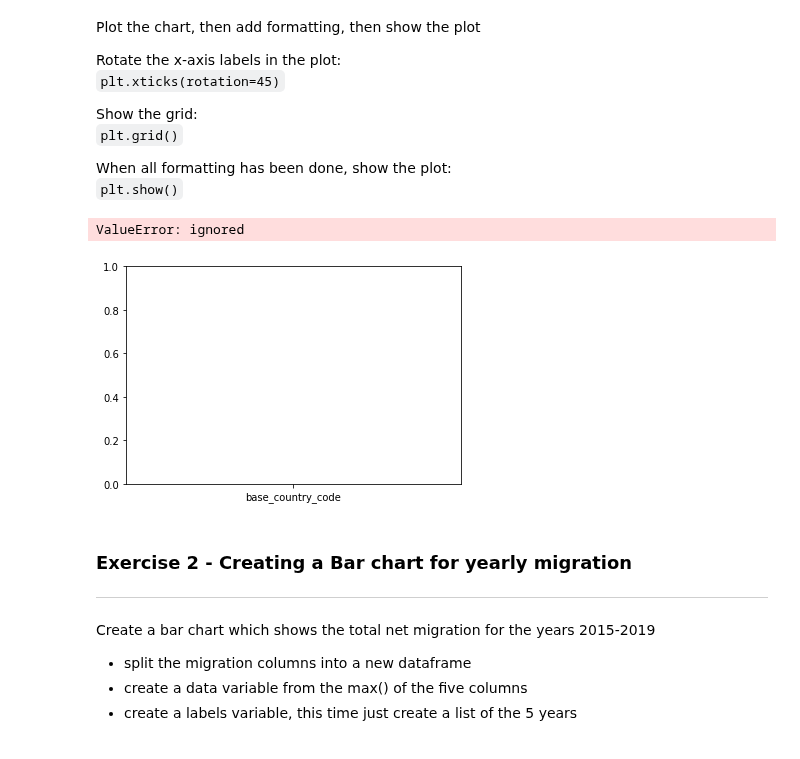
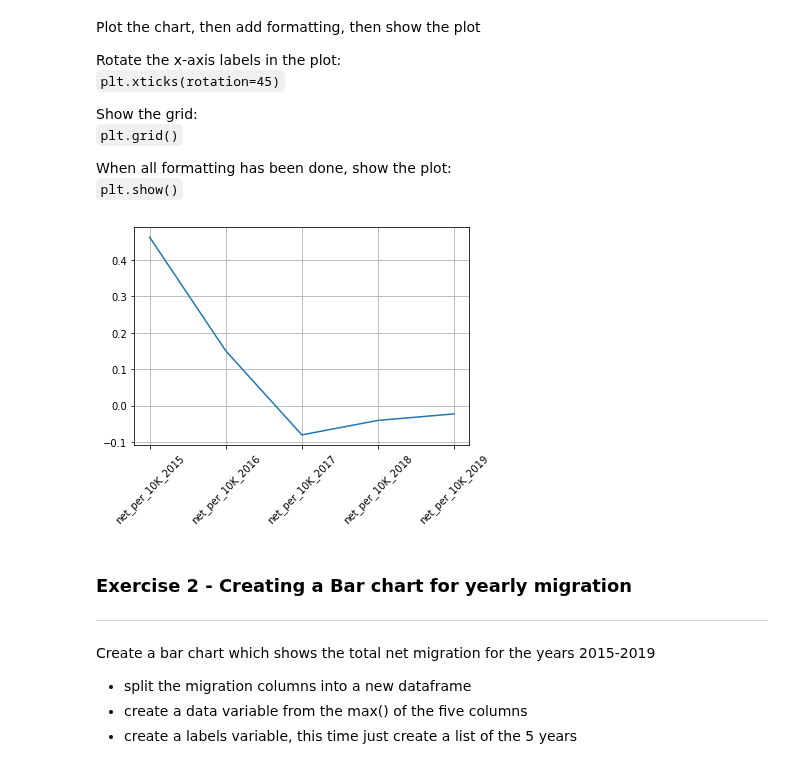
Before and after one commit to RautenM/PythonFundamentals, a Jupyter notebook: Worksheets/7_1_Visualisation_with_matplotlib.ipynb, the cells around one changed output. Saved outputs shown, nothing was run; the diff lists cells and outputs as text; code cells hidden in the pictures.

```diff
--- a/Worksheets/7_1_Visualisation_with_matplotlib.ipynb
+++ b/Worksheets/7_1_Visualisation_with_matplotlib.ipynb
@@ -79,23 +79,24 @@ When all formatting has been done, show the plot:
 # %%
 import pandas as pd
 import matplotlib.pyplot as plt
 
 url = "https://github.com/futureCodersSE/working-with-data/blob/main/Data%20sets/public_use-talent-migration.xlsx?raw=true"
 df = pd.read_excel(url, sheet_name = 'Country Migration')
 df
 
-data_migration = df[["net_per_10K_2015" , "net_per_10K_2016" , "net_per_10K_2017"	, "net_per_10K_2018" ,	"net_per_10K_2019"]]
-data = data_migration.mean().head()
+net_migration = df[["net_per_10K_2015" , "net_per_10K_2016" , "net_per_10K_2017"	, "net_per_10K_2018" ,	"net_per_10K_2019"]]
+data = net_migration.mean()
 
 data
 
-labels = df.keys()
+labels = data.keys()
 labels
 plt.plot(labels,data)
+plt.xticks(rotation=45)
+plt.grid()
 plt.show()
 # %% [output]
-ValueError: ignored
-[figure, old version]
+[figure, new version]
 # %% [markdown]
 ### Exercise 2 - Creating a Bar chart for yearly migration
 ---
```
Also changed, not shown: parts of 2 cells of this notebook.
